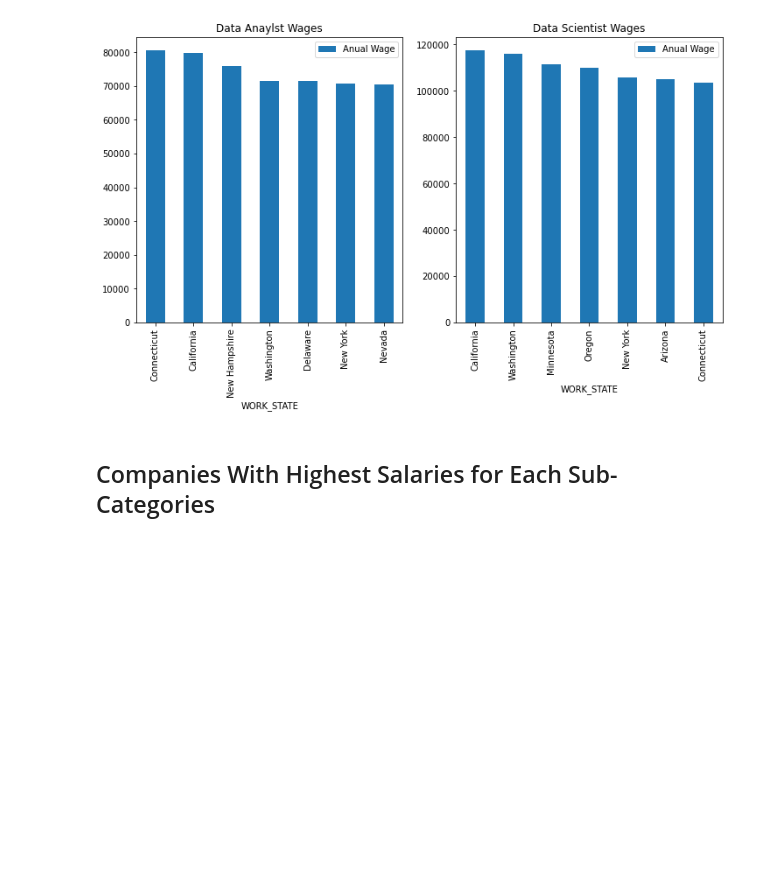
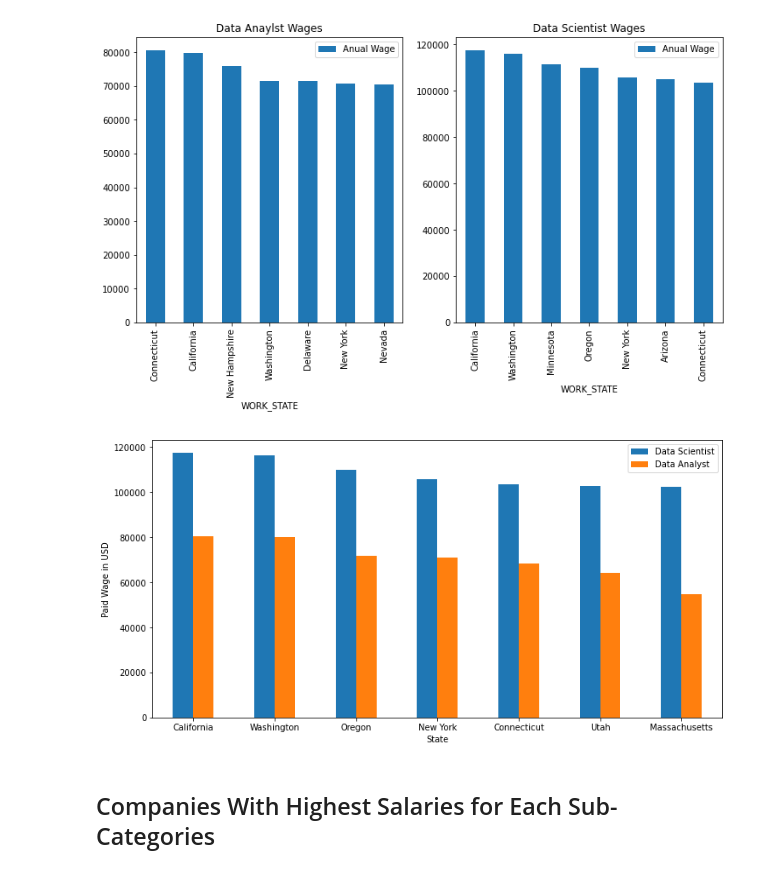
Before and after one commit to vu13/DS311GroupProject, a Jupyter notebook: Question_2_what_states_have_the_highest_paying_data_related_salaries?.ipynb, the cells around one changed output. Cells and saved outputs as stored; diff of their text form; code cells hidden in the pictures; blank space fills up the shorter version.

Commit message:
Plot to Directly Compare DA and DS Added

```diff
--- a/Question_2_what_states_have_the_highest_paying_data_related_salaries?.ipynb
+++ b/Question_2_what_states_have_the_highest_paying_data_related_salaries?.ipynb
@@ -124,6 +124,20 @@ plt.show()
 #Also, states that pay most do differ between data analysts and data scientists sub categories
 # %% [output]
 [figure]
+# %%
+#Lets now have a combined plot of Data Analyst and Data Scientist to better see the wage differences between them in each state.
+#For this plot, I will use the highest paying states for all data related jobs.
+
+pop_state_analyst_df = sorted_analyst_df.loc[sorted_analyst_df['WORK_STATE'].isin(["California", "Washington", "Utah", "Connecticut", "Oregon", "New York", "Massachusetts"])].reset_index()
+pop_state_scientist_df = sorted_scientist_df.loc[sorted_scientist_df['WORK_STATE'].isin(["California", "Washington", "Utah", "Connecticut", "Oregon", "New York", "Massachusetts"])].reset_index()
+
+df_to_plot = pd.DataFrame({'Data Scientist': pop_state_scientist_df["PAID_WAGE_PER_YEAR"].tolist(),
+    'Data Analyst': pop_state_analyst_df["PAID_WAGE_PER_YEAR"].tolist()}, index=pop_state_scientist_df["WORK_STATE"].tolist())
+ax = df_to_plot.plot.bar(rot=0, figsize=(12,6), xlabel="State", ylabel="Paid Wage in USD")
+
+#We can clearly see that Data Scientists are getting paid more than Data Analysts.
+# %% [output]
+[figure, added]
 # %% [markdown]
 ## Companies With Highest Salaries for Each Sub-Categories
 # %%
```
